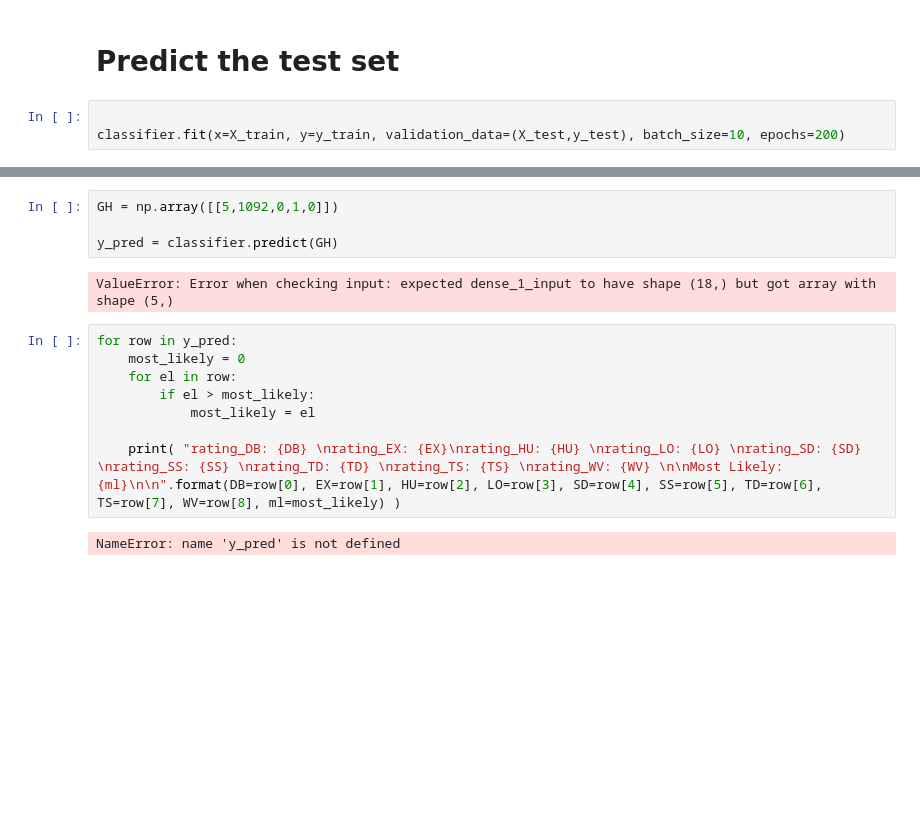
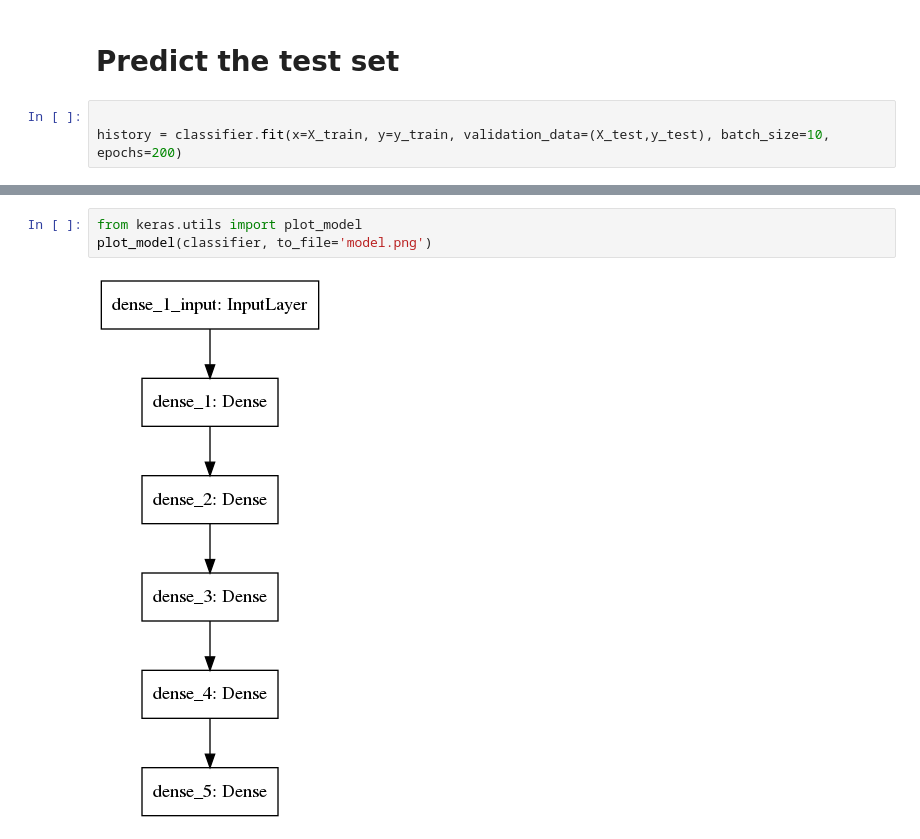
Before and after one commit to thepinkturtle/crazy_coconut, a Jupyter notebook: hurricane_prediction.ipynb, the cells around one changed output, grey strips where cells are left out. Drawn from its saved outputs; the diff is of its cells as text; blank space fills up the shorter version.

Commit message:
model print out and accuracy plot

```diff
--- a/hurricane_prediction.ipynb
+++ b/hurricane_prediction.ipynb
@@ -96,5 +103,5 @@ classifier.compile(optimizer='adam', loss='categorical_crossentropy',metrics=['a
 # Predict the test set
 # %%
 
-classifier.fit(x=X_train, y=y_train, validation_data=(X_test,y_test), batch_size=10, epochs=200)
+history = classifier.fit(x=X_train, y=y_train, validation_data=(X_test,y_test), batch_size=10, epochs=200)
 # %% [output]
@@ -119,16 +125,5 @@ Epoch 200/200
-# %%
-GH = np.array([[5,1092,0,1,0]])
-
-y_pred = classifier.predict(GH)
-# %% [output]
-ValueError: Error when checking input: expected dense_1_input to have shape (18,) but got array with shape (5,)
-# %%
-for row in y_pred:
-    most_likely = 0
-    for el in row:
-        if el > most_likely:
-            most_likely = el
-
-    print( "rating_DB: {DB} \nrating_EX: {EX}\nrating_HU: {HU} \nrating_LO: {LO} \nrating_SD: {SD} \nrating_SS: {SS} \nrating_TD: {TD} \nrating_TS: {TS} \nrating_WV: {WV} \n\nMost Likely: {ml}\n\n".format(DB=row[0], EX=row[1], HU=row[2], LO=row[3], SD=row[4], SS=row[5], TD=row[6], TS=row[7], WV=row[8], ml=most_likely) )
-# %% [output]
-NameError: name 'y_pred' is not defined
+# %%
+from keras.utils import plot_model
+plot_model(classifier, to_file='model.png')
+# %% [output]
+[figure, added]
```
Also changed, not shown: parts of 3 cells of this notebook, 1 other file.
